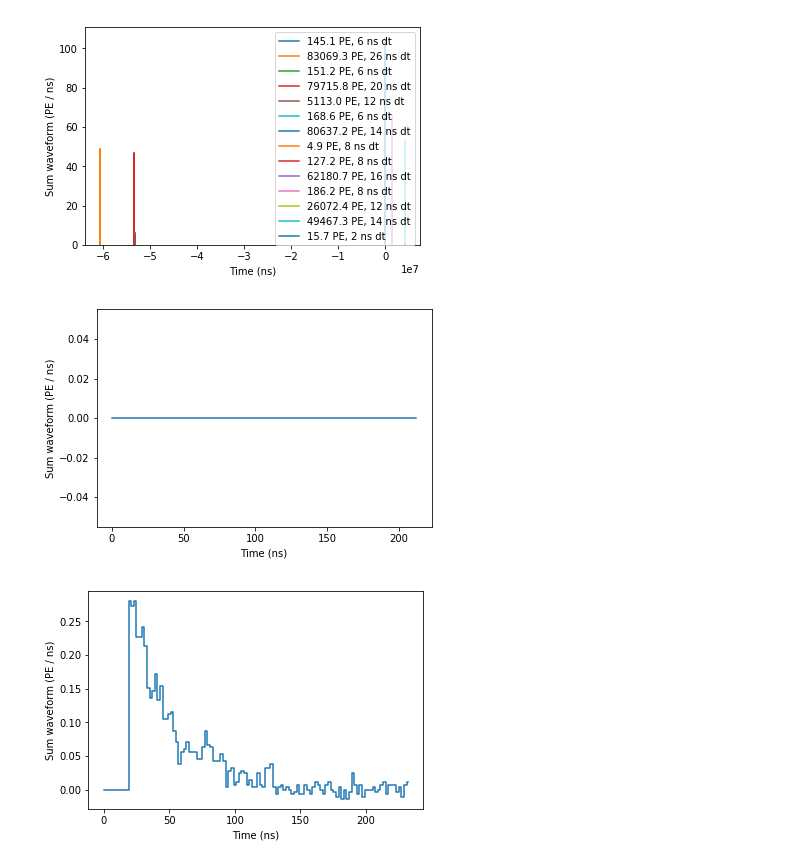
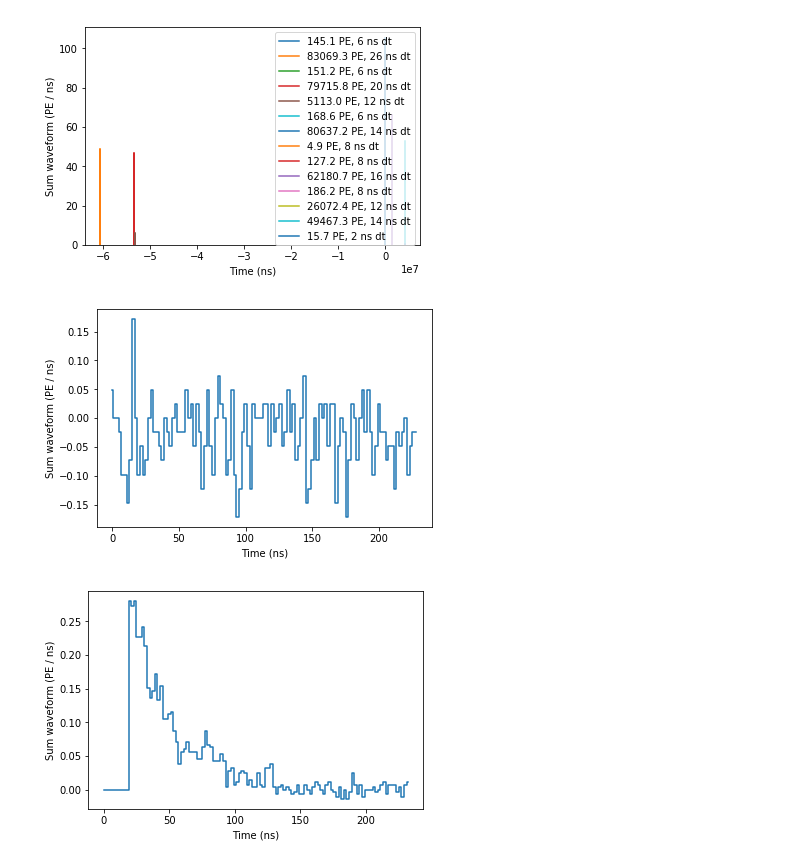
Before and after one commit to XAMS-nikhef/amstrax, a Jupyter notebook: notebooks/test by aalbers.ipynb, the cells around one changed output. Cells and saved outputs as stored; diff of their text form; code cells hidden in the pictures.

```diff
--- a/notebooks/Untitled.ipynb
+++ b/notebooks/test by aalbers.ipynb
@@ -88,10 +68,10 @@ plot_peaks(444, n_after=10, n_before=10
 # %%
 p  = peaks[200]
 
-plot_peak(peaks[24
+plot_peak(peaks[22234
                ])
 # %% [output]
-[figure, old version]
+[figure, new version]
 # %%
 plot_peak(peaks[3])
 # %% [output]
```
Also changed, not shown: parts of 1 cell of this notebook, 5 other files.
